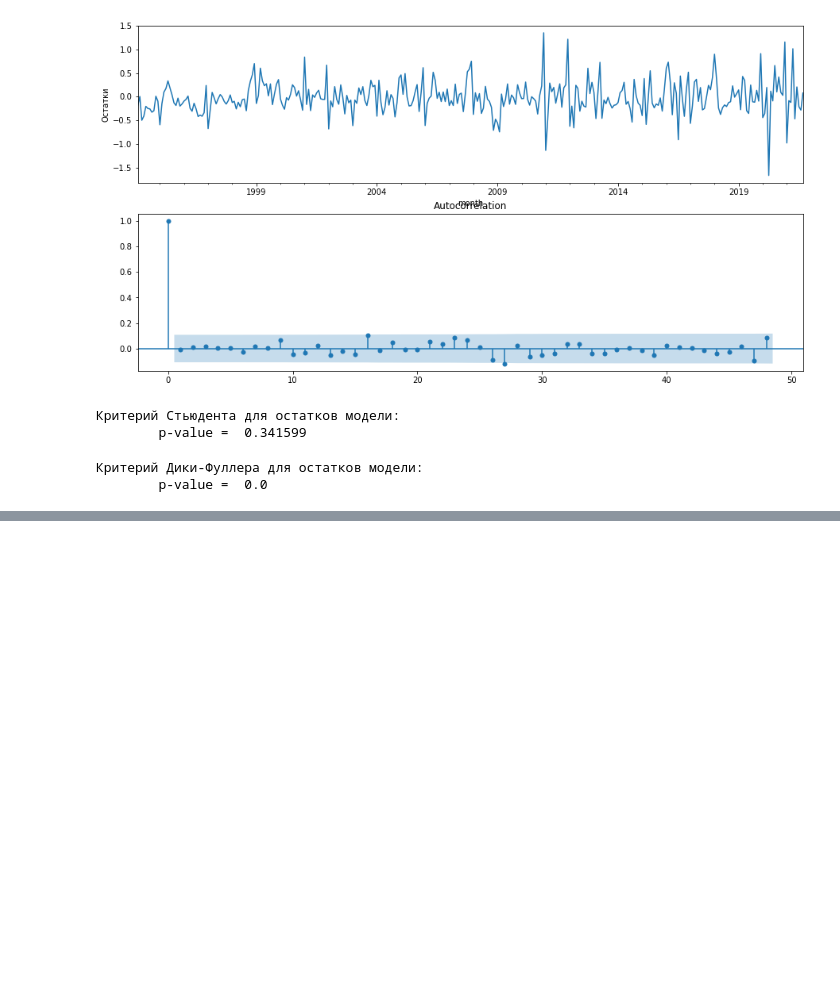
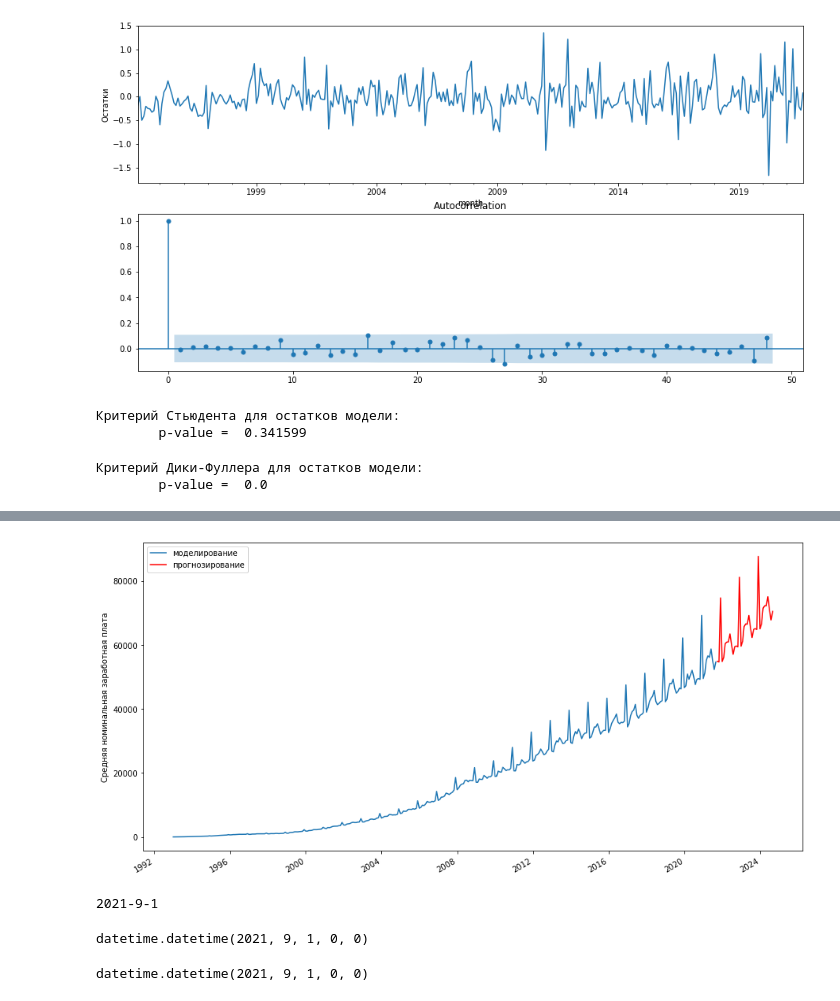
Before and after one commit to RBVV23/Coursera, a Jupyter notebook: Прикладные задачи анализа данных/Week_1/Task_1/average_wages_forecasting.ipynb, the cells around one changed output, grey strips where cells are left out. Saved outputs shown, nothing was run; the diff lists cells and outputs as text; code cells hidden in the pictures; blank space fills up the shorter version.

```diff
--- a/Прикладные задачи анализа данных/Week_1/Task_1/average_wages_forecasting.ipynb
+++ b/Прикладные задачи анализа данных/Week_1/Task_1/average_wages_forecasting.ipynb
@@ -305,0 +319,36 @@ print('\tp-value = ', round(p_value, 6))
+# %%
+# прогнозирование значений при помощи построенной модели
+
+future_distance = 3*12
+
+data2 = data[['WAG_C_M']]
+date_list = [datetime.datetime.strptime("2021-09-01","%Y-%m-%d") + relativedelta(year=2021+(8+x)//12, month=1+(8+x)%12)
+             for x in range(future_distance+1)]
+
+future = pd.DataFrame(index=date_list, columns=data2.columns)
+data2 = pd.concat([data2, future])
+data2['forecast'] = my_inv_boxcox(best_model.predict(start=data.shape[0], end=data.shape[0]+50), lmbda)
+
+plt.figure(figsize=(15,8))
+data2.WAG_C_M.plot(label='моделирование')
+data2.forecast.plot(color='r', label='прогнозирование')
+plt.ylabel('Средняя номинальная заработная плата')
+plt.legend()
+plt.show()
+# %% [output]
+[figure, added]
+# %%
+Y = data.index[-1].year
+M = data.index[-1].month
+D = data.index[-1].day
+print('{}-{}-{}'.format(Y, M, D))
+# %% [output]
+2021-9-1
+# %%
+datetime.datetime.strptime("2021-9-01","%Y-%m-%d")
+# %% [output]
+datetime.datetime(2021, 9, 1, 0, 0)
+# %%
+datetime.datetime.strptime('{}-{}-{}'.format(Y, M, D),"%Y-%m-%d")
+# %% [output]
+datetime.datetime(2021, 9, 1, 0, 0)
```
Also changed, not shown: parts of 1 cell of this notebook.
